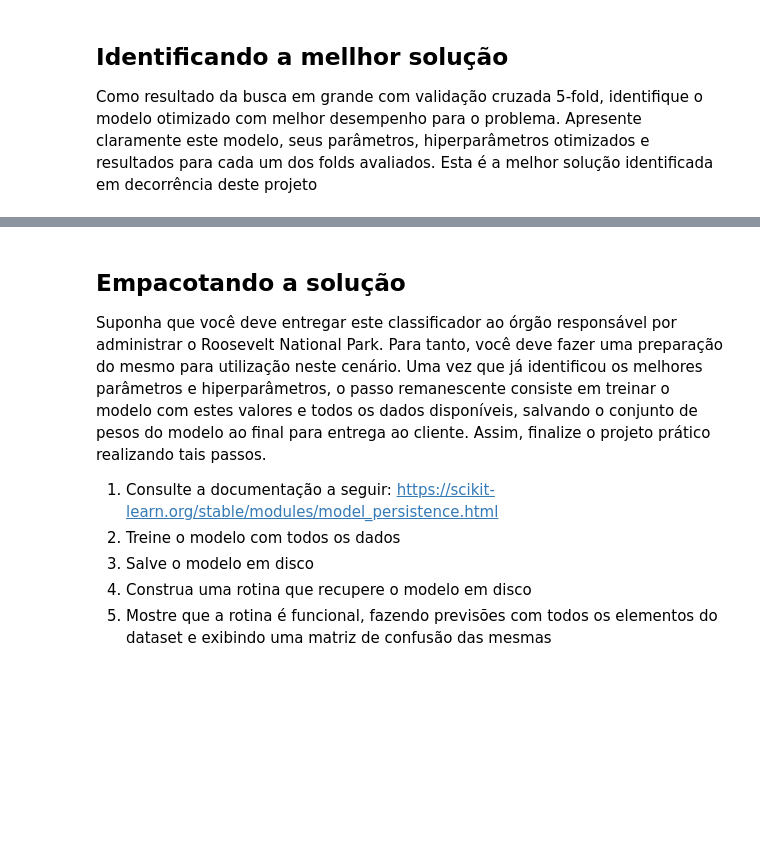
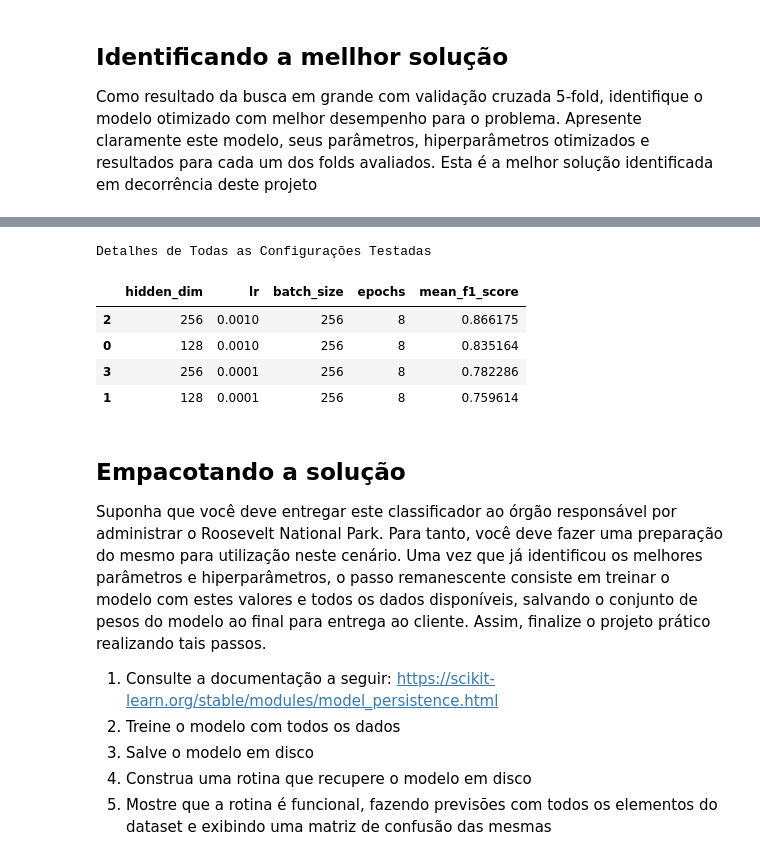
Before and after one commit to JulianaBallin/rna-forest-cover-type-prediction, a Jupyter notebook: notebooks/PP2.2.3 - Validação_Cruzada_e_Busca_em_Grade.ipynb, the cells around one changed output, grey strips where cells are left out. Cells and saved outputs as stored; diff of their text form; code cells hidden in the pictures; blank space fills up the shorter version.

```diff
--- a/notebooks/PP2.2.3 - Validação_Cruzada_e_Busca_em_Grade.ipynb
+++ b/notebooks/PP2.2.3 - Validação_Cruzada_e_Busca_em_Grade.ipynb
@@ -369,3 +377,27 @@ Saved confusion matrix to /content/confusion_matrix_holdout.csv
+# %%
+print("Detalhes de Todas as Configurações Testadas")
+
+results_list = []
+for cfg, score in all_results:
+    row = cfg.copy() #copia os hiperparametros
+    row["mean_f1_score"] = score
+    results_list.append(row)
+
+# df com resultados
+results_df = pd.DataFrame(results_list)
+
+# df ordenado pelos melhores resultados
+results_df = results_df.sort_values(by="mean_f1_score", ascending=False)
+
+# mostra o dataframe
+results_df
+# %% [output]
+Detalhes de Todas as Configurações Testadas
+|  | hidden_dim | lr | batch_size | epochs | mean_f1_score |
+| 2 | 256 | 0.0010 | 256 | 8 | 0.866175 |
+| 0 | 128 | 0.0010 | 256 | 8 | 0.835164 |
+| 3 | 256 | 0.0001 | 256 | 8 | 0.782286 |
+| 1 | 128 | 0.0001 | 256 | 8 | 0.759614 |
 # %% [markdown]
 ## Empacotando a solução
 
```
Also changed, not shown: parts of 17 cells of this notebook, 5 other files.
